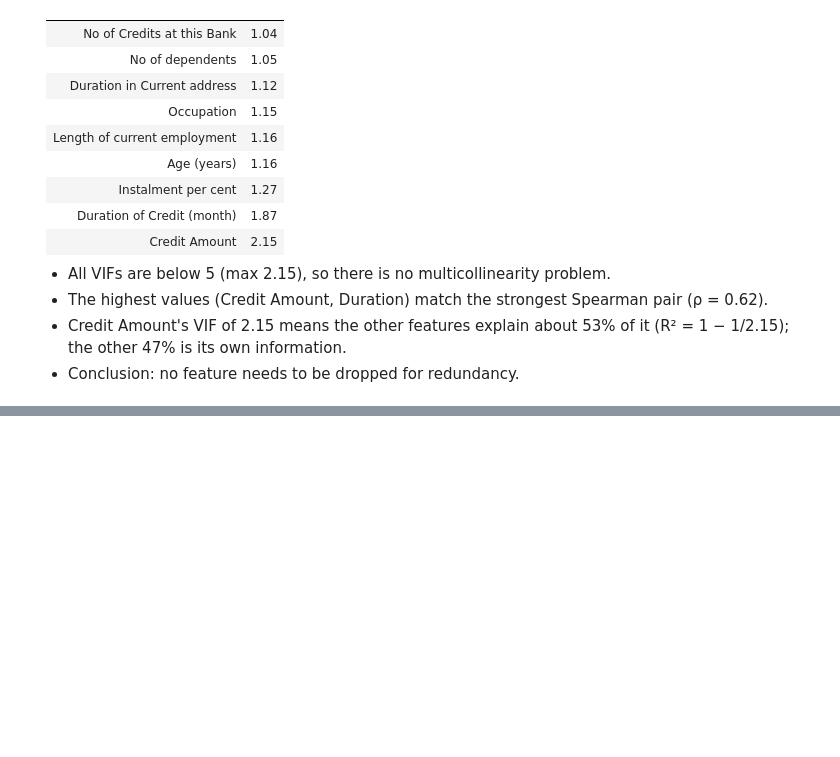
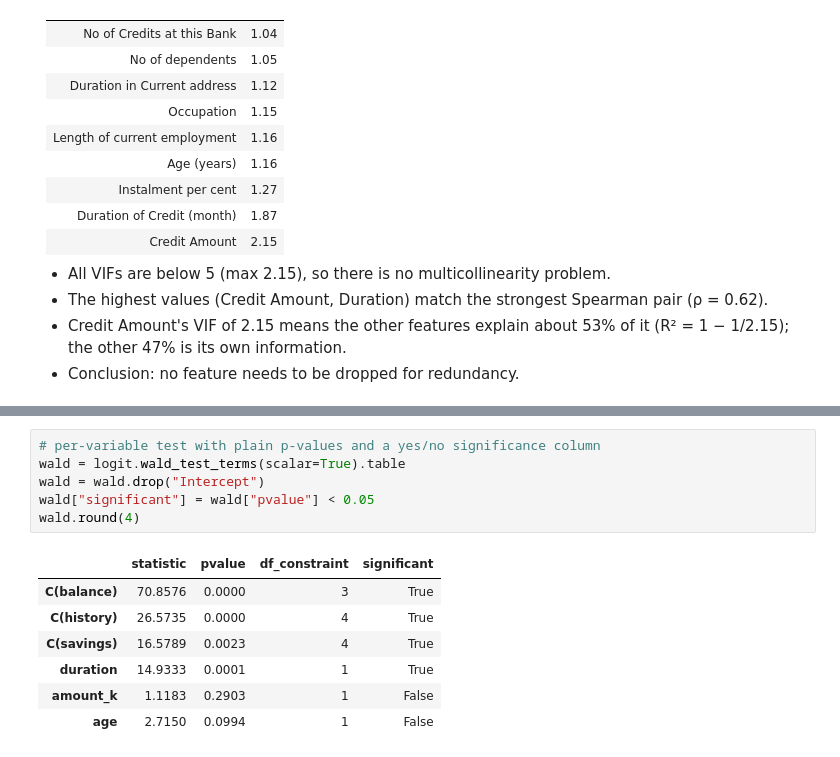
Before and after one commit to dadounsamira/german-credit-score, a Jupyter notebook: notebooks/02-statistical-tests.ipynb, the cells around one changed output, grey strips where cells are left out. Cells and saved outputs as stored; diff of their text form; blank space fills up the shorter version.

```diff
--- a/notebooks/02-statistical-tests.ipynb
+++ b/notebooks/02-statistical-tests.ipynb
@@ -252,0 +380,14 @@ vif.round(2)
+# %%
+# per-variable test with plain p-values and a yes/no significance column
+wald = logit.wald_test_terms(scalar=True).table
+wald = wald.drop("Intercept")
+wald["significant"] = wald["pvalue"] < 0.05
+wald.round(4)
+# %% [output]
+|  | statistic | pvalue | df_constraint | significant |
+| C(balance) | 70.8576 | 0.0000 | 3 | True |
+| C(history) | 26.5735 | 0.0000 | 4 | True |
+| C(savings) | 16.5789 | 0.0023 | 4 | True |
+| duration | 14.9333 | 0.0001 | 1 | True |
+| amount_k | 1.1183 | 0.2903 | 1 | False |
+| age | 2.7150 | 0.0994 | 1 | False |
```
Also changed, not shown: parts of 7 cells of this notebook.
